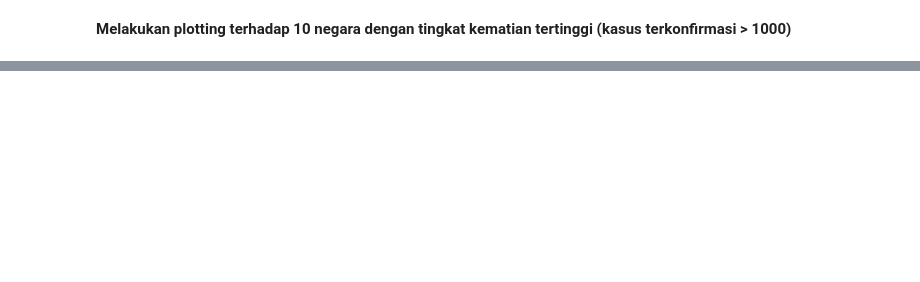
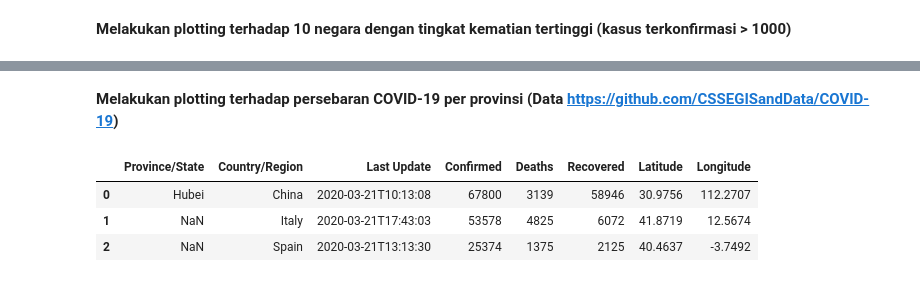
Before and after one commit to MuhammadHasbiAshshiddieqy/pythonDS-COVID-19-, a Jupyter notebook: CoronaVirusCase.ipynb, the cells around one changed output, grey strips where cells are left out. Drawn from its saved outputs; the diff is of its cells as text; code cells hidden in the pictures; blank space fills up the shorter version.

```diff
--- a/CoronaVirusCase.ipynb
+++ b/CoronaVirusCase.ipynb
@@ -182,0 +214,15 @@ plt.show()
+# %% [markdown]
+**Melakukan plotting terhadap persebaran COVID-19 per provinsi (Data https://github.com/CSSEGISandData/COVID-19)**
+# %%
+date = str(dt.strftime(dt.now() - td(1), '%m-%d-%Y'))
+# %%
+url = "https://raw.githubusercontent.com/CSSEGISandData/COVID-19/master/csse_covid_19_data/csse_covid_19_daily_reports/"+date+".csv"
+# %%
+CovDetail = pd.read_csv(url)
+# %%
+CovDetail.head(3)
+# %% [output]
+|  | Province/State | Country/Region | Last Update | Confirmed | Deaths | Recovered | Latitude | Longitude |
+| 0 | Hubei | China | 2020-03-21T10:13:08 | 67800 | 3139 | 58946 | 30.9756 | 112.2707 |
+| 1 | NaN | Italy | 2020-03-21T17:43:03 | 53578 | 4825 | 6072 | 41.8719 | 12.5674 |
+| 2 | NaN | Spain | 2020-03-21T13:13:30 | 25374 | 1375 | 2125 | 40.4637 | -3.7492 |
```
Also changed, not shown: parts of 18 cells of this notebook.
